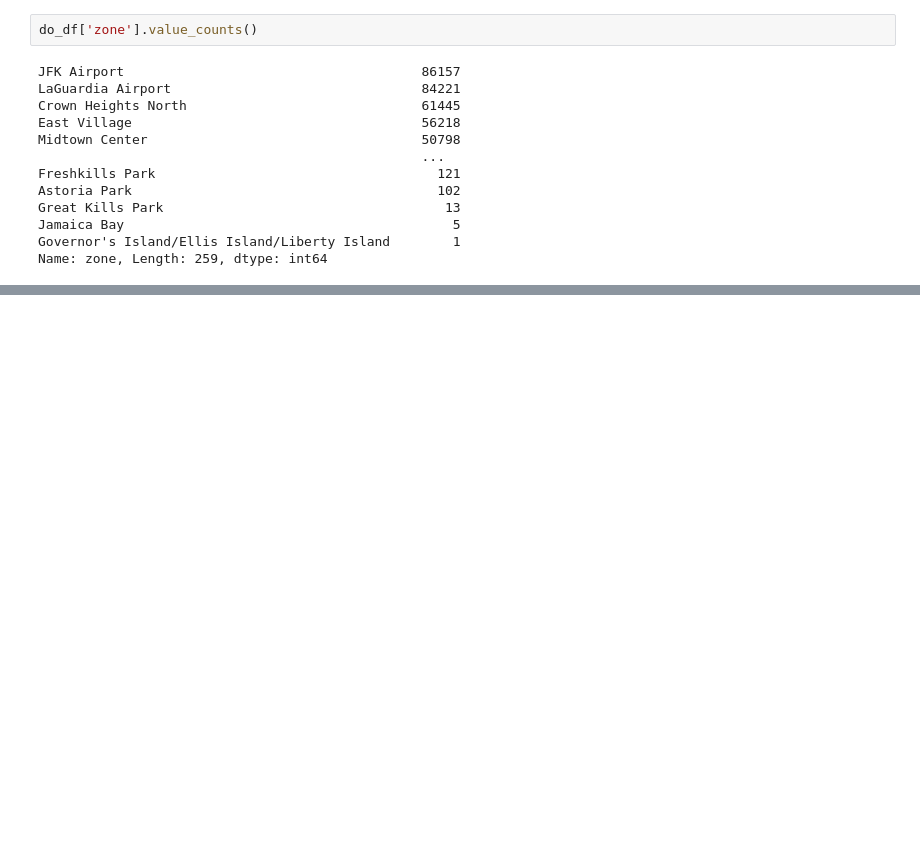
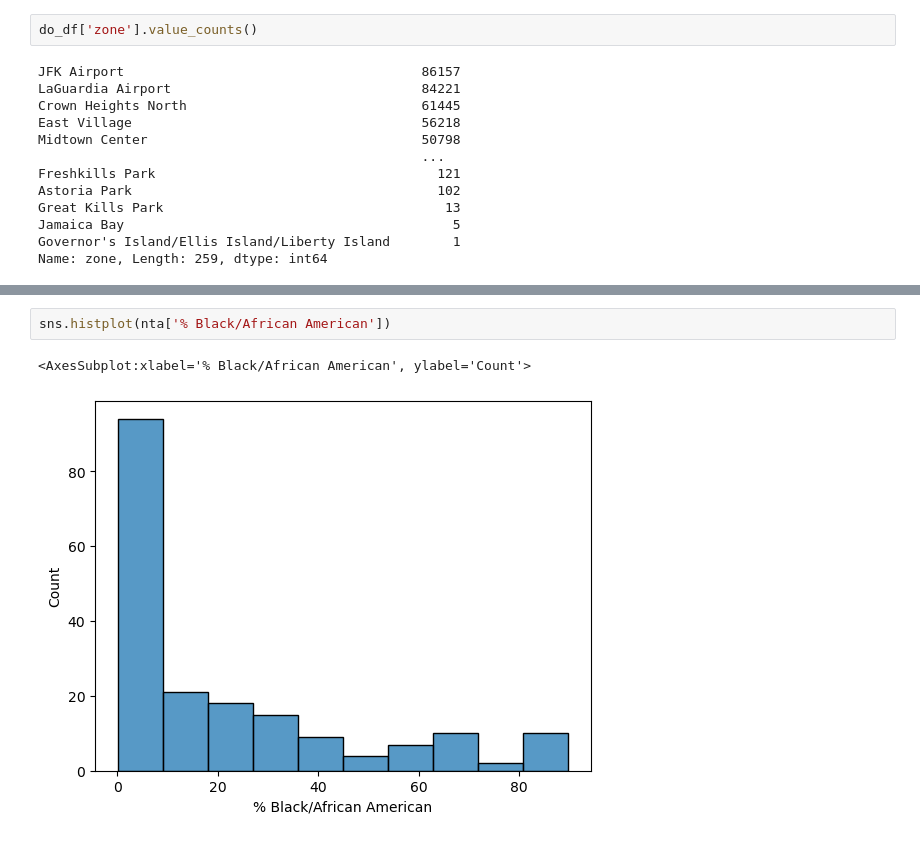
Before and after one commit to gracejiang0929/Bias-Detection-and-Mitigation-in-Ride-Hailing, a Jupyter notebook: tlc_tester.ipynb, the cells around one changed output, grey strips where cells are left out. Cells and saved outputs as stored; diff of their text form; blank space fills up the shorter version.

```diff
--- a/tlc_tester.ipynb
+++ b/tlc_tester.ipynb
@@ -109,0 +235,5 @@ Name: zone, Length: 259, dtype: int64
+# %%
+sns.histplot(nta['% Black/African American'])
+# %% [output]
+<AxesSubplot:xlabel='% Black/African American', ylabel='Count'>
+[figure, added]
```
Also changed, not shown: parts of 25 cells of this notebook.
